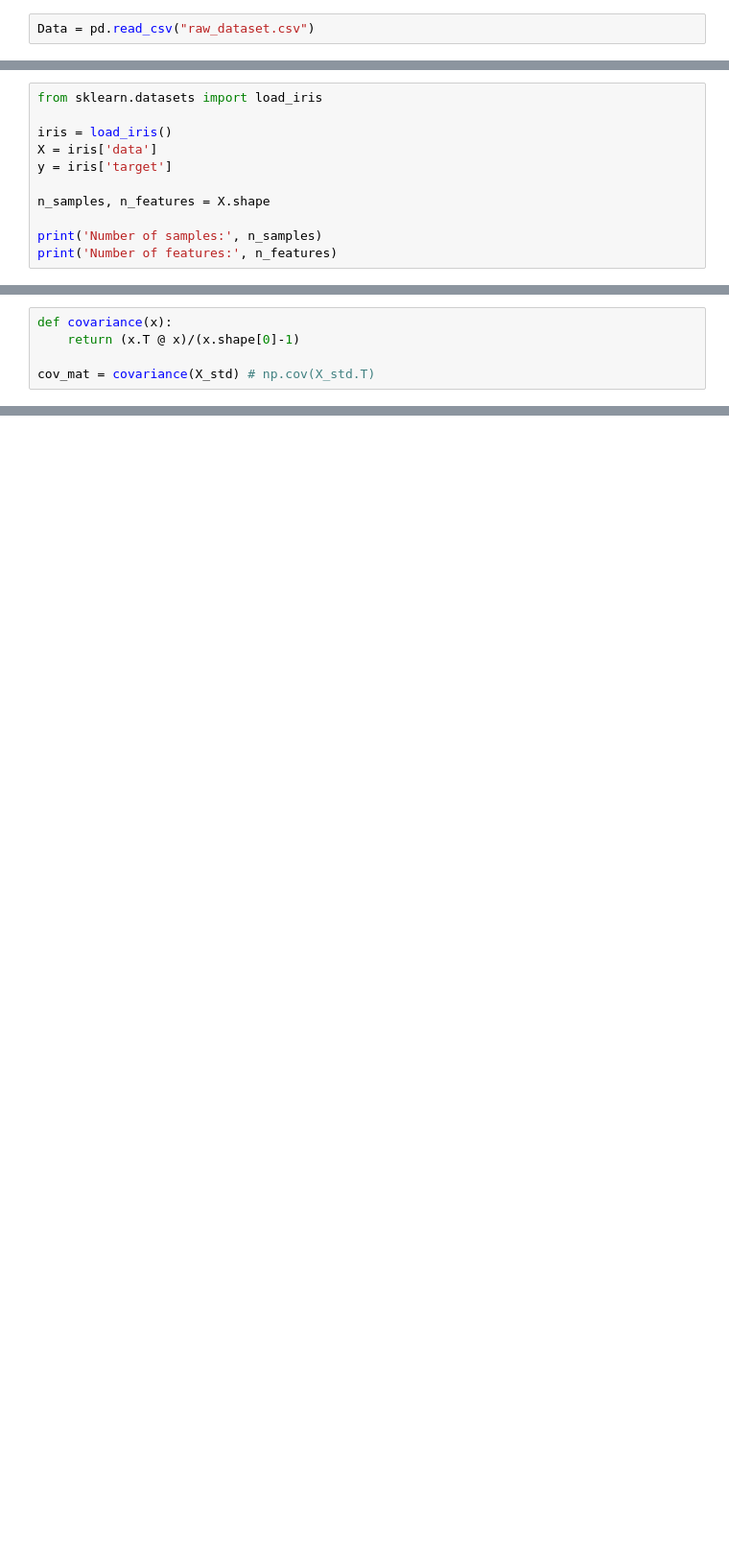
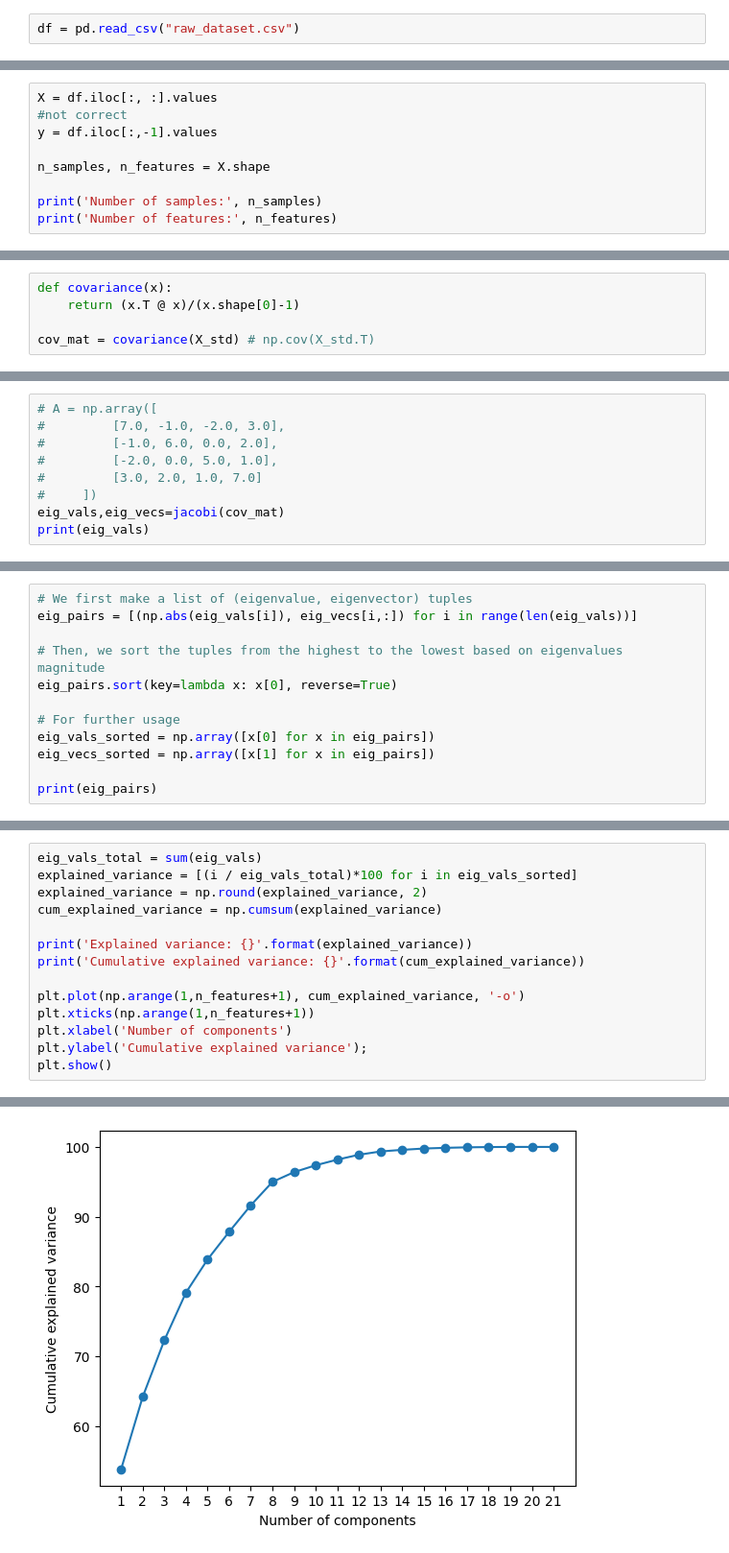
Before and after one commit to sofibrezden/Parallel-PCA-for-Parkinson-s-disease, a Jupyter notebook: PCA/Parallel_PCA.ipynb, the cells around one changed output, grey strips where cells are left out. Shown: that part at 96% size. Cells and saved outputs as stored; diff of their text form; blank space fills up the shorter version.

```diff
--- a/PCA/Parallel_PCA.ipynb
+++ b/PCA/Parallel_PCA.ipynb
@@ -11,3 +5,3 @@ from sklearn.ensemble import RandomForestRegressor
 # %%
-Data = pd.read_csv("raw_dataset.csv")
+df = pd.read_csv("raw_dataset.csv")
 # %%
@@ -23,9 +27,7 @@ Data.head()
 # %%
-from sklearn.datasets import load_iris
-
-iris = load_iris()
-X = iris['data']
-y = iris['target']
+X = df.iloc[:, :].values
+#not correct
+y = df.iloc[:,-1].values
 
 n_samples, n_features = X.shape
 
@@ -52,0 +150,9 @@ cov_mat = covariance(X_std) # np.cov(X_std.T)
+# %%
+# A = np.array([
+#         [7.0, -1.0, -2.0, 3.0],
+#         [-1.0, 6.0, 0.0, 2.0],
+#         [-2.0, 0.0, 5.0, 1.0],
+#         [3.0, 2.0, 1.0, 7.0]
+#     ])
+eig_vals,eig_vecs=jacobi(cov_mat)
+print(eig_vals)
@@ -52,0 +198,12 @@ cov_mat = covariance(X_std) # np.cov(X_std.T)
+# %%
+# We first make a list of (eigenvalue, eigenvector) tuples
+eig_pairs = [(np.abs(eig_vals[i]), eig_vecs[i,:]) for i in range(len(eig_vals))]
+
+# Then, we sort the tuples from the highest to the lowest based on eigenvalues magnitude
+eig_pairs.sort(key=lambda x: x[0], reverse=True)
+
+# For further usage
+eig_vals_sorted = np.array([x[0] for x in eig_pairs])
+eig_vecs_sorted = np.array([x[1] for x in eig_pairs])
+
+print(eig_pairs)
@@ -52,0 +236,15 @@ cov_mat = covariance(X_std) # np.cov(X_std.T)
+# %%
+eig_vals_total = sum(eig_vals)
+explained_variance = [(i / eig_vals_total)*100 for i in eig_vals_sorted]
+explained_variance = np.round(explained_variance, 2)
+cum_explained_variance = np.cumsum(explained_variance)
+
+print('Explained variance: {}'.format(explained_variance))
+print('Cumulative explained variance: {}'.format(cum_explained_variance))
+
+plt.plot(np.arange(1,n_features+1), cum_explained_variance, '-o')
+plt.xticks(np.arange(1,n_features+1))
+plt.xlabel('Number of components')
+plt.ylabel('Cumulative explained variance');
+plt.show()
+# %% [output]
@@ -52,0 +256 @@ cov_mat = covariance(X_std) # np.cov(X_std.T)
+[figure, added]
```
Also changed, not shown: parts of 17 cells of this notebook.
